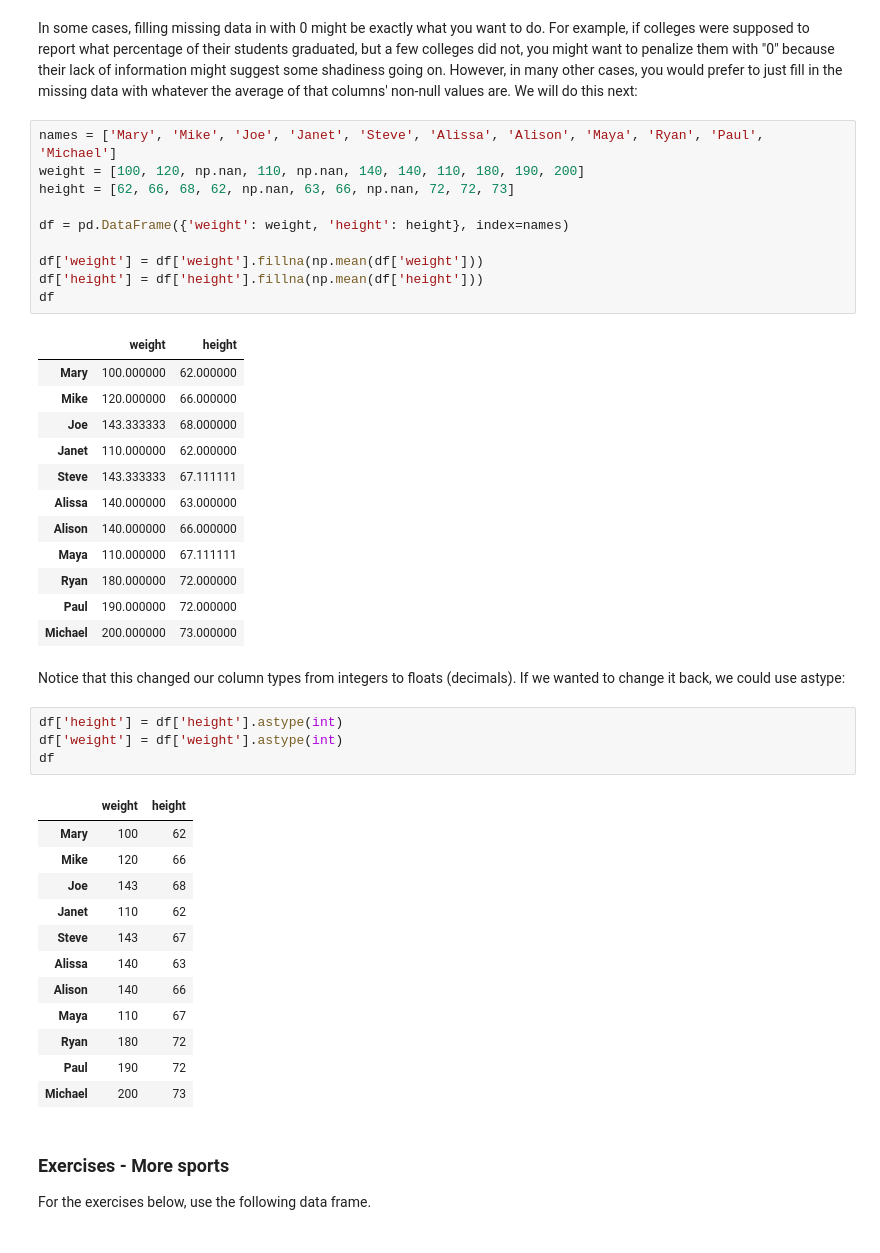
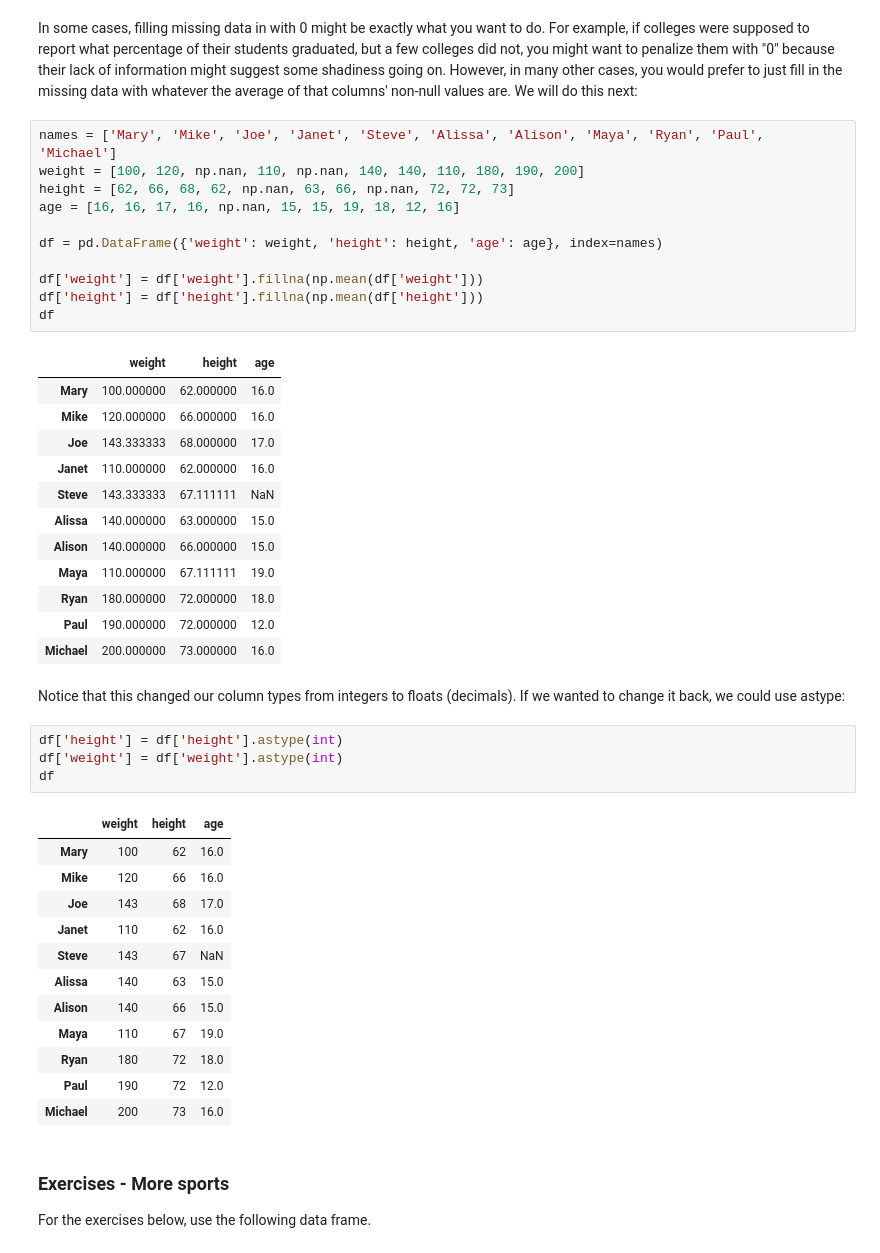
Before and after one commit to laurenshareshian/Machine-Learning-Course-Lessons, a Jupyter notebook: B - Pandas Basics/0 - Pandas Assignment/Pandas Basics Assignment.ipynb, the cells around one changed output. Cells and saved outputs as stored; diff of their text form.

```diff
--- a/B - Pandas Basics/0 - Pandas Assignment/Pandas Basics Assignment.ipynb
+++ b/B - Pandas Basics/0 - Pandas Assignment/Pandas Basics Assignment.ipynb
@@ -736,26 +764,27 @@ In some cases, filling missing data in with 0 might be exactly what you want to
 # %%
 names = ['Mary', 'Mike', 'Joe', 'Janet', 'Steve', 'Alissa', 'Alison', 'Maya', 'Ryan', 'Paul', 'Michael']
 weight = [100, 120, np.nan, 110, np.nan, 140, 140, 110, 180, 190, 200]
 height = [62, 66, 68, 62, np.nan, 63, 66, np.nan, 72, 72, 73]
+age = [16, 16, 17, 16, np.nan, 15, 15, 19, 18, 12, 16]
 
-df = pd.DataFrame({'weight': weight, 'height': height}, index=names)
+df = pd.DataFrame({'weight': weight, 'height': height, 'age': age}, index=names)
 
 df['weight'] = df['weight'].fillna(np.mean(df['weight']))
 df['height'] = df['height'].fillna(np.mean(df['height']))
 df
 # %% [output]
-|  | weight | height |
-| Mary | 100.000000 | 62.000000 |
-| Mike | 120.000000 | 66.000000 |
-| Joe | 143.333333 | 68.000000 |
-| Janet | 110.000000 | 62.000000 |
-| Steve | 143.333333 | 67.111111 |
-| Alissa | 140.000000 | 63.000000 |
-| Alison | 140.000000 | 66.000000 |
-| Maya | 110.000000 | 67.111111 |
-| Ryan | 180.000000 | 72.000000 |
-| Paul | 190.000000 | 72.000000 |
-| Michael | 200.000000 | 73.000000 |
+|  | weight | height | age |
+| Mary | 100.000000 | 62.000000 | 16.0 |
+| Mike | 120.000000 | 66.000000 | 16.0 |
+| Joe | 143.333333 | 68.000000 | 17.0 |
+| Janet | 110.000000 | 62.000000 | 16.0 |
+| Steve | 143.333333 | 67.111111 | NaN |
+| Alissa | 140.000000 | 63.000000 | 15.0 |
+| Alison | 140.000000 | 66.000000 | 15.0 |
+| Maya | 110.000000 | 67.111111 | 19.0 |
+| Ryan | 180.000000 | 72.000000 | 18.0 |
+| Paul | 190.000000 | 72.000000 | 12.0 |
+| Michael | 200.000000 | 73.000000 | 16.0 |
 # %% [markdown]
 Notice that this changed our column types from integers to floats (decimals). If we wanted to change it back, we could use astype:
 # %%
@@ -763,18 +792,18 @@ df['height'] = df['height'].astype(int)
 df['weight'] = df['weight'].astype(int)
 df
 # %% [output]
-|  | weight | height |
-| Mary | 100 | 62 |
-| Mike | 120 | 66 |
-| Joe | 143 | 68 |
-| Janet | 110 | 62 |
-| Steve | 143 | 67 |
-| Alissa | 140 | 63 |
-| Alison | 140 | 66 |
-| Maya | 110 | 67 |
-| Ryan | 180 | 72 |
-| Paul | 190 | 72 |
-| Michael | 200 | 73 |
+|  | weight | height | age |
+| Mary | 100 | 62 | 16.0 |
+| Mike | 120 | 66 | 16.0 |
+| Joe | 143 | 68 | 17.0 |
+| Janet | 110 | 62 | 16.0 |
+| Steve | 143 | 67 | NaN |
+| Alissa | 140 | 63 | 15.0 |
+| Alison | 140 | 66 | 15.0 |
+| Maya | 110 | 67 | 19.0 |
+| Ryan | 180 | 72 | 18.0 |
+| Paul | 190 | 72 | 12.0 |
+| Michael | 200 | 73 | 16.0 |
 # %% [markdown]
 ### Exercises - More sports
 For the exercises below, use the following data frame.
```
Also changed, not shown: parts of 16 cells of this notebook, 32 other files.
